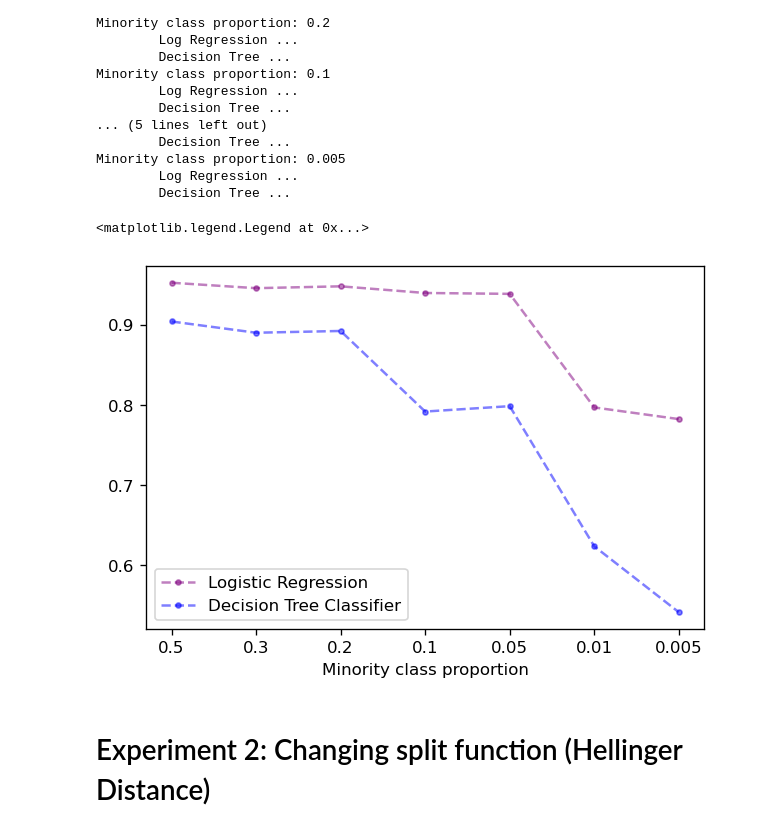
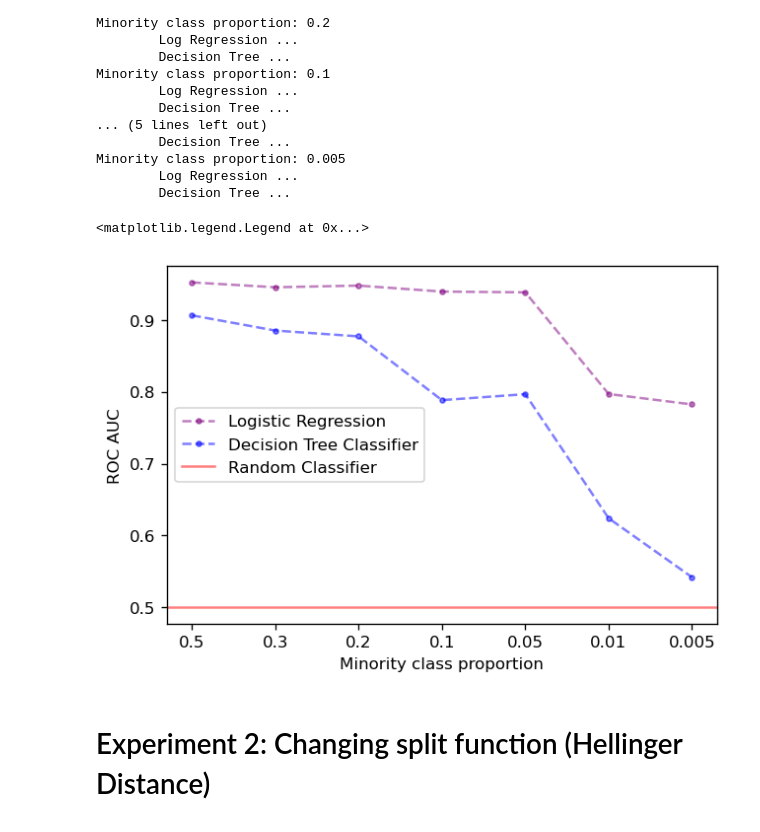
Before and after one commit to pibieta/imbalanced_learning, a Jupyter notebook: notebooks/pablo-model-dependence.ipynb, the cells around one changed output. Drawn from its saved outputs; the diff is of its cells as text; code cells hidden in the pictures.

Commit message:
updated plot with random classifier

```diff
--- a/notebooks/pablo-model-dependence.ipynb
+++ b/notebooks/pablo-model-dependence.ipynb
@@ -192,22 +192,23 @@ Minority class proportion: 0.005
 # %%
 logreg_rocaucs = [metrics[x]['logreg']['roc_auc'].values for x in metrics.keys()]
 dt_rocaucs = [metrics[x]['dt']['roc_auc'].values for x in metrics.keys()]
 f, ax = plt.subplots(dpi = 120)
 # Logistic Regression
 ax.plot(logreg_rocaucs, marker = '.', linestyle = '--',
             color = 'purple', label = 'Logistic Regression',
             alpha = 0.5)
 ax.set_xticks(range(len(imbalances)))
 ax.set_xticklabels(imbalances)
 ax.set_xlabel('Minority class proportion')
 # Decision Tree Classifier
 ax.plot(dt_rocaucs, marker = '.', linestyle = '--',
             color = 'blue', label = 'Decision Tree Classifier',
             alpha = 0.5)
-
+ax.set_ylabel('ROC AUC')
+ax.axhline(y = 0.5, color = 'r', alpha = 0.5, label = 'Random Classifier')
 ax.legend()
 # %% [output]
 <matplotlib.legend.Legend at 0x...>
-[figure, old version]
+[figure, new version]
 # %% [markdown]
 # Experiment 2: Changing split function (Hellinger Distance)
```
